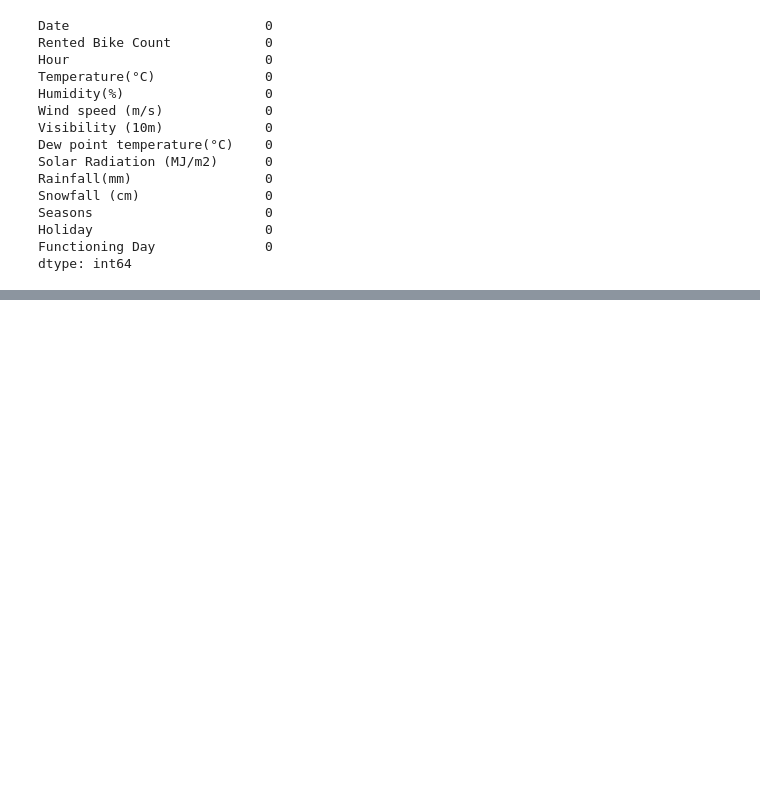
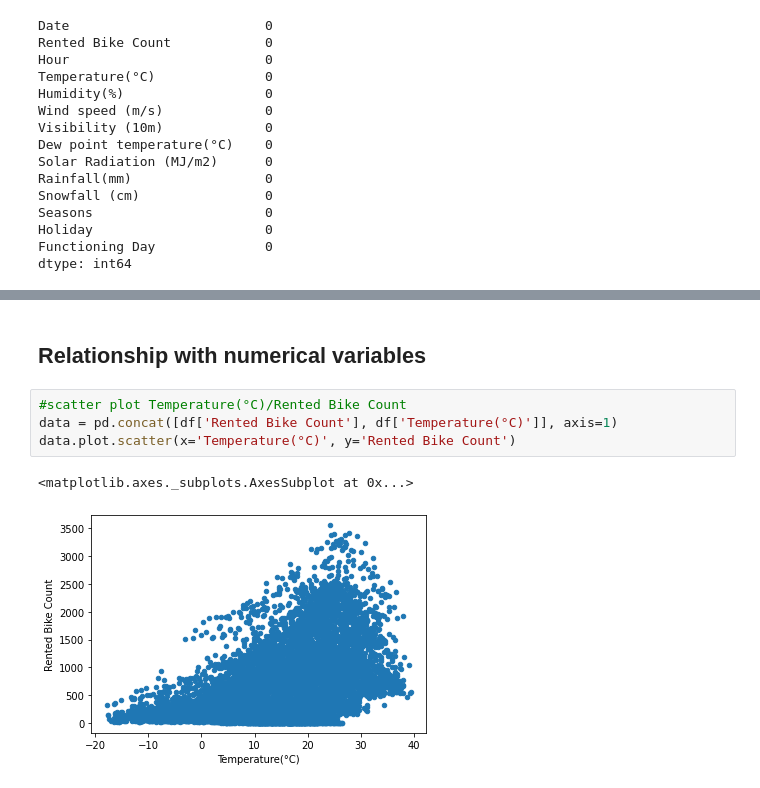
Before and after one commit to AjaharDaroga/Bike_Shearing_Demand_Prediction, a Jupyter notebook: Bike_Sharing_Demand_Prediction.ipynb, the cells around one changed output, grey strips where cells are left out. Drawn from its saved outputs; the diff is of its cells as text; blank space fills up the shorter version.

```diff
--- a/Bike_Sharing_Demand_Prediction.ipynb
+++ b/Bike_Sharing_Demand_Prediction.ipynb
@@ -136,0 +143,9 @@ df.describe()
+# %% [markdown]
+## Relationship with numerical variables
+# %%
+#scatter plot Temperature(°C)/Rented Bike Count
+data = pd.concat([df['Rented Bike Count'], df['Temperature(°C)']], axis=1)
+data.plot.scatter(x='Temperature(°C)', y='Rented Bike Count')
+# %% [output]
+<matplotlib.axes._subplots.AxesSubplot at 0x...>
+[figure, added]
```
Also changed, not shown: parts of 27 cells of this notebook.
